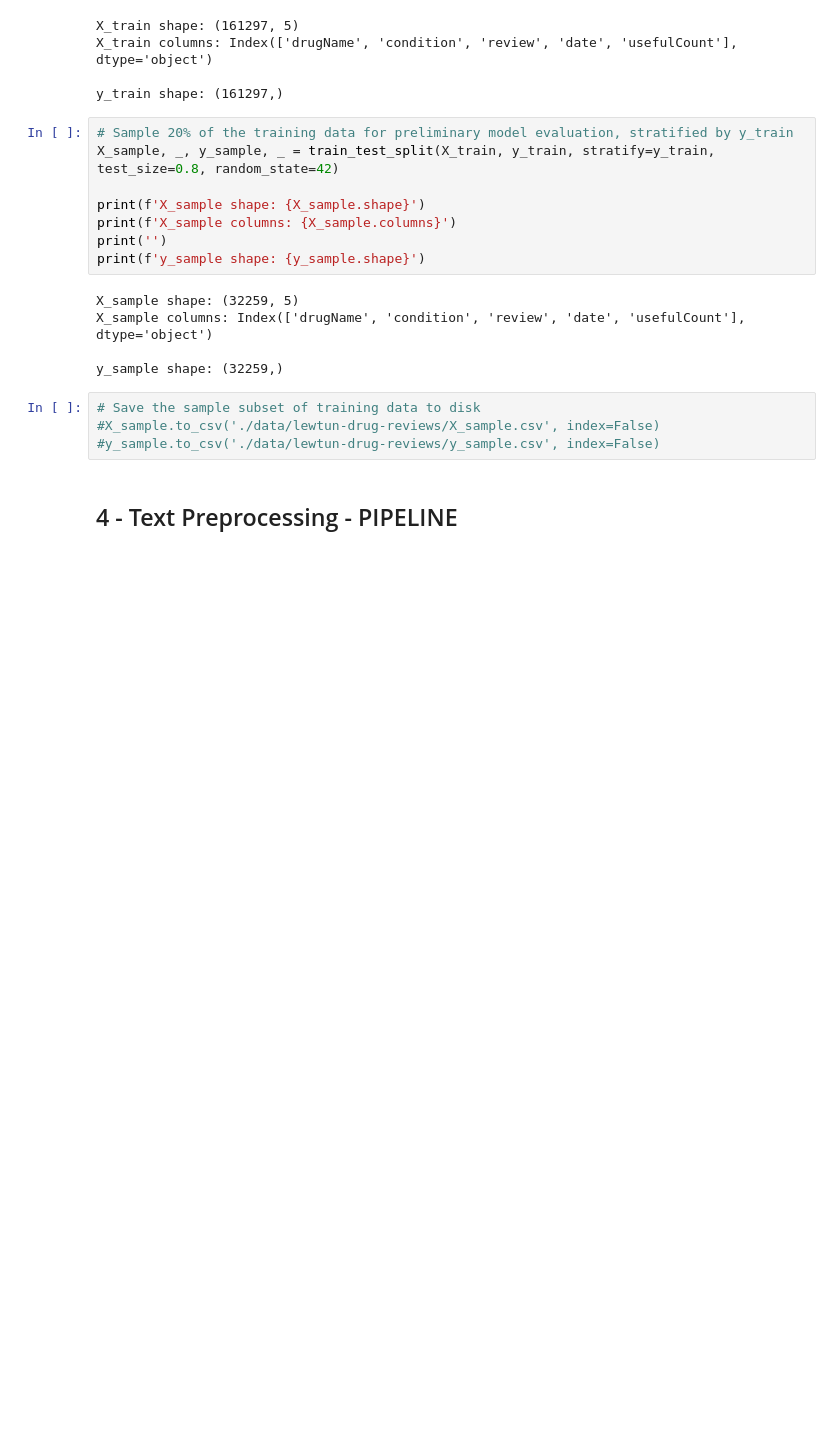
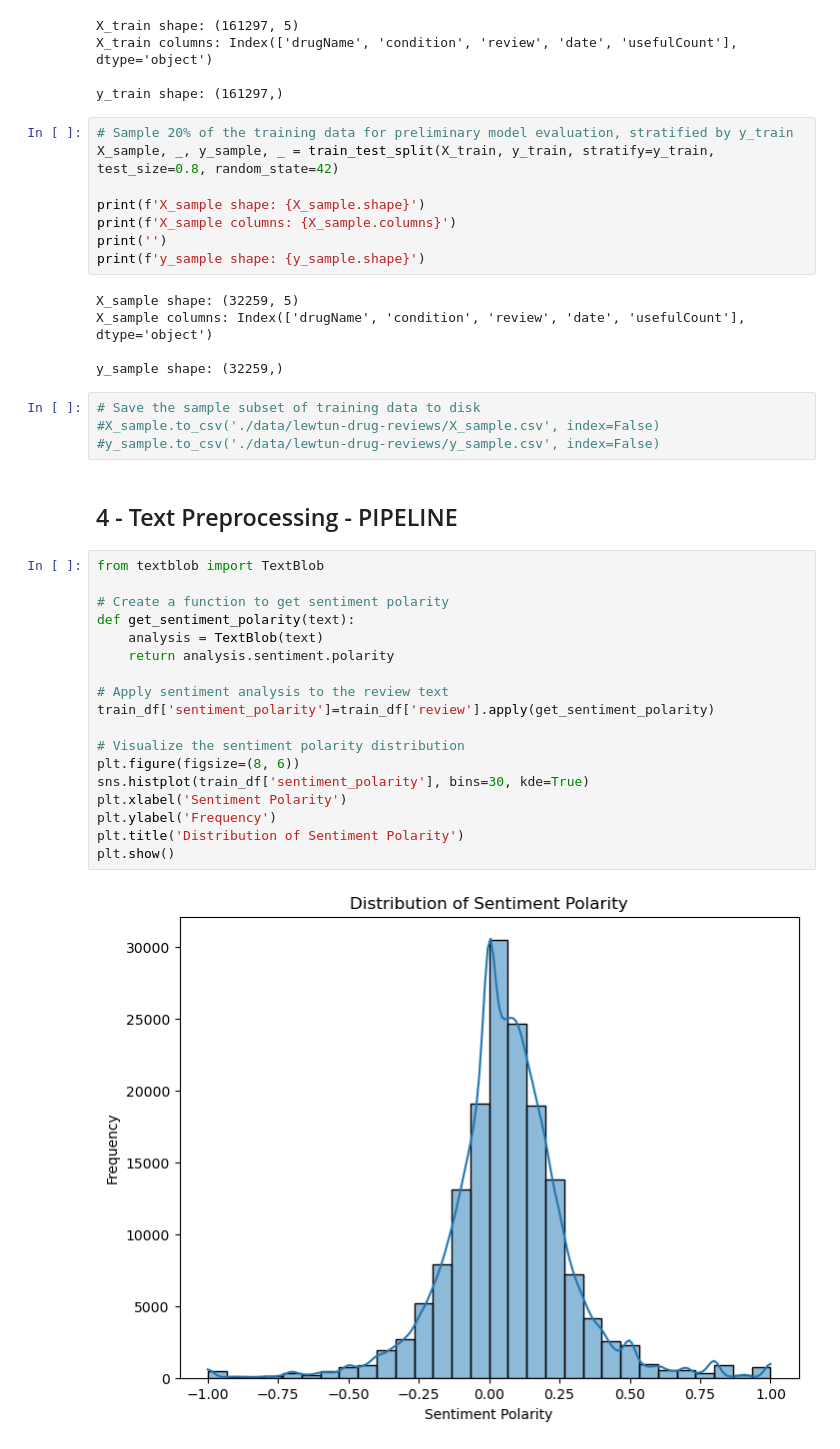
Before and after one commit to sean7x/medicinal-narratives, a Jupyter notebook: data_prep_eda.ipynb, the cells around one changed output. Cells and saved outputs as stored; diff of their text form; blank space fills up the shorter version.

```diff
--- a/data_prep_eda.ipynb
+++ b/data_prep_eda.ipynb
@@ -207,3 +233,23 @@ y_sample shape: (32259,)
 #y_sample.to_csv('./data/lewtun-drug-reviews/y_sample.csv', index=False)
 # %% [markdown]
 ## 4 - Text Preprocessing - PIPELINE
+# %%
+from textblob import TextBlob
+
+# Create a function to get sentiment polarity
+def get_sentiment_polarity(text):
+    analysis = TextBlob(text)
+    return analysis.sentiment.polarity
+
+# Apply sentiment analysis to the review text
+train_df['sentiment_polarity']=train_df['review'].apply(get_sentiment_polarity)
+
+# Visualize the sentiment polarity distribution
+plt.figure(figsize=(8, 6))
+sns.histplot(train_df['sentiment_polarity'], bins=30, kde=True)
+plt.xlabel('Sentiment Polarity')
+plt.ylabel('Frequency')
+plt.title('Distribution of Sentiment Polarity')
+plt.show()
+# %% [output]
+[figure, added]
```
Also changed, not shown: parts of 3 cells of this notebook.
